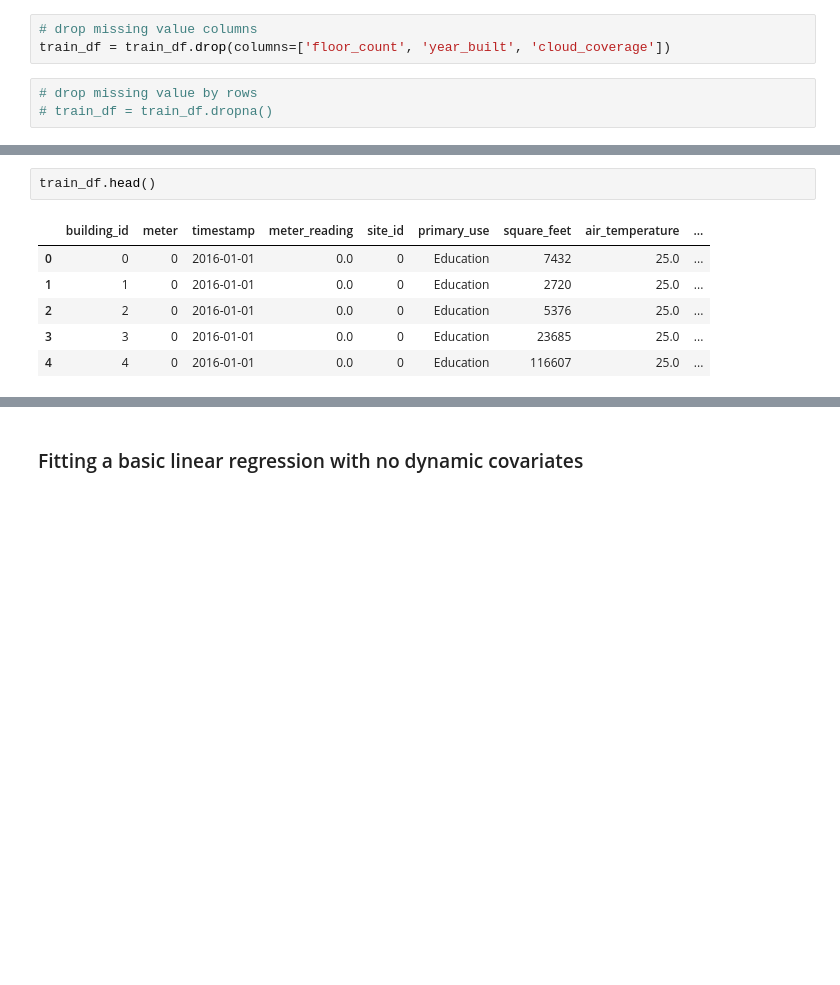
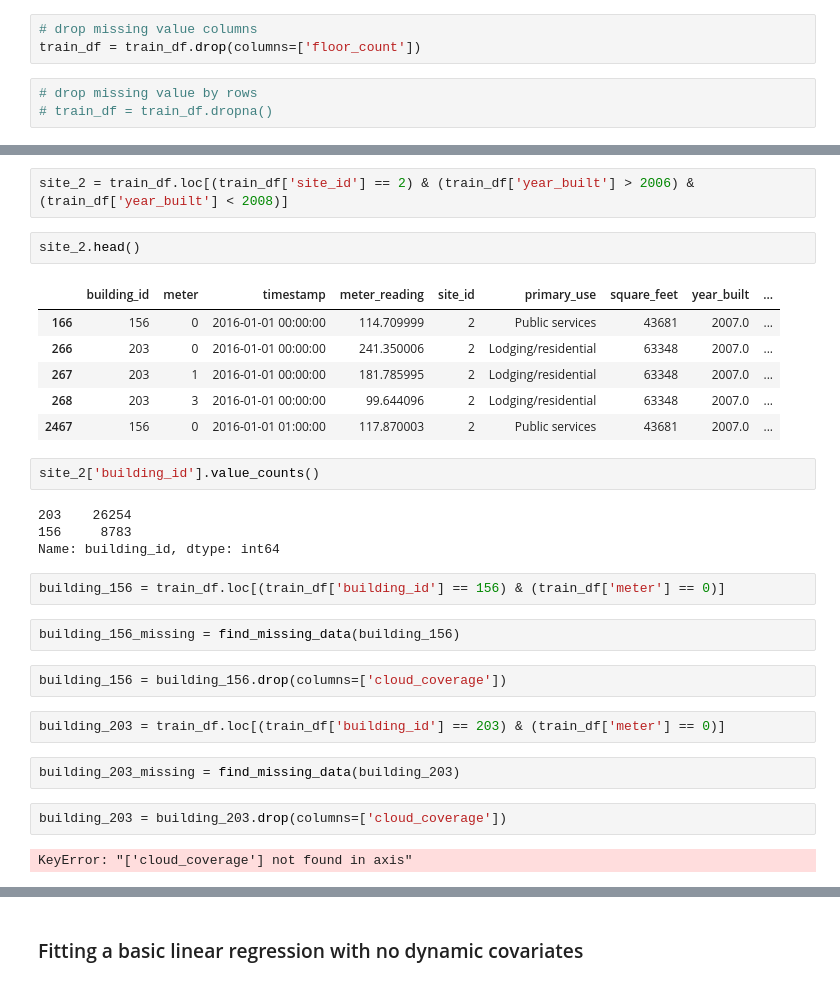
Before and after one commit to FangFeng-077/great-energy-predictor, a Jupyter notebook: hw_7.ipynb, the cells around one changed output, grey strips where cells are left out. Cells and saved outputs as stored; diff of their text form; blank space fills up the shorter version.

```diff
--- a/hw_7.ipynb
+++ b/hw_7.ipynb
@@ -228,6 +205,6 @@ missing_train_data
 # %%
 # drop missing value columns
-train_df = train_df.drop(columns=['floor_count', 'year_built', 'cloud_coverage'])
+train_df = train_df.drop(columns=['floor_count'])
 # %%
 # drop missing value by rows
 # train_df = train_df.dropna()
@@ -257,9 +221,31 @@ dtype: int64
+# %%
+site_2 = train_df.loc[(train_df['site_id'] == 2) & (train_df['year_built'] > 2006) & (train_df['year_built'] < 2008)]
 # %%
-train_df.head()
+site_2.head()
 # %% [output]
-|  | building_id | meter | timestamp | meter_reading | site_id | primary_use | square_feet | air_temperature | ... |
-| 0 | 0 | 0 | 2016-01-01 | 0.0 | 0 | Education | 7432 | 25.0 | ... |
-| 1 | 1 | 0 | 2016-01-01 | 0.0 | 0 | Education | 2720 | 25.0 | ... |
-| 2 | 2 | 0 | 2016-01-01 | 0.0 | 0 | Education | 5376 | 25.0 | ... |
-| 3 | 3 | 0 | 2016-01-01 | 0.0 | 0 | Education | 23685 | 25.0 | ... |
-| 4 | 4 | 0 | 2016-01-01 | 0.0 | 0 | Education | 116607 | 25.0 | ... |
+|  | building_id | meter | timestamp | meter_reading | site_id | primary_use | square_feet | year_built | ... |
+| 166 | 156 | 0 | 2016-01-01 00:00:00 | 114.709999 | 2 | Public services | 43681 | 2007.0 | ... |
+| 266 | 203 | 0 | 2016-01-01 00:00:00 | 241.350006 | 2 | Lodging/residential | 63348 | 2007.0 | ... |
+| 267 | 203 | 1 | 2016-01-01 00:00:00 | 181.785995 | 2 | Lodging/residential | 63348 | 2007.0 | ... |
+| 268 | 203 | 3 | 2016-01-01 00:00:00 | 99.644096 | 2 | Lodging/residential | 63348 | 2007.0 | ... |
+| 2467 | 156 | 0 | 2016-01-01 01:00:00 | 117.870003 | 2 | Public services | 43681 | 2007.0 | ... |
+# %%
+site_2['building_id'].value_counts()
+# %% [output]
+203    26254
+156     8783
+Name: building_id, dtype: int64
+# %%
+building_156 = train_df.loc[(train_df['building_id'] == 156) & (train_df['meter'] == 0)]
+# %%
+building_156_missing = find_missing_data(building_156)
+# %%
+building_156 = building_156.drop(columns=['cloud_coverage'])
+# %%
+building_203 = train_df.loc[(train_df['building_id'] == 203) & (train_df['meter'] == 0)]
+# %%
+building_203_missing = find_missing_data(building_203)
+# %%
+building_203 = building_203.drop(columns=['cloud_coverage'])
+# %% [output]
+KeyError: "['cloud_coverage'] not found in axis"
```
Also changed, not shown: parts of 8 cells of this notebook.
